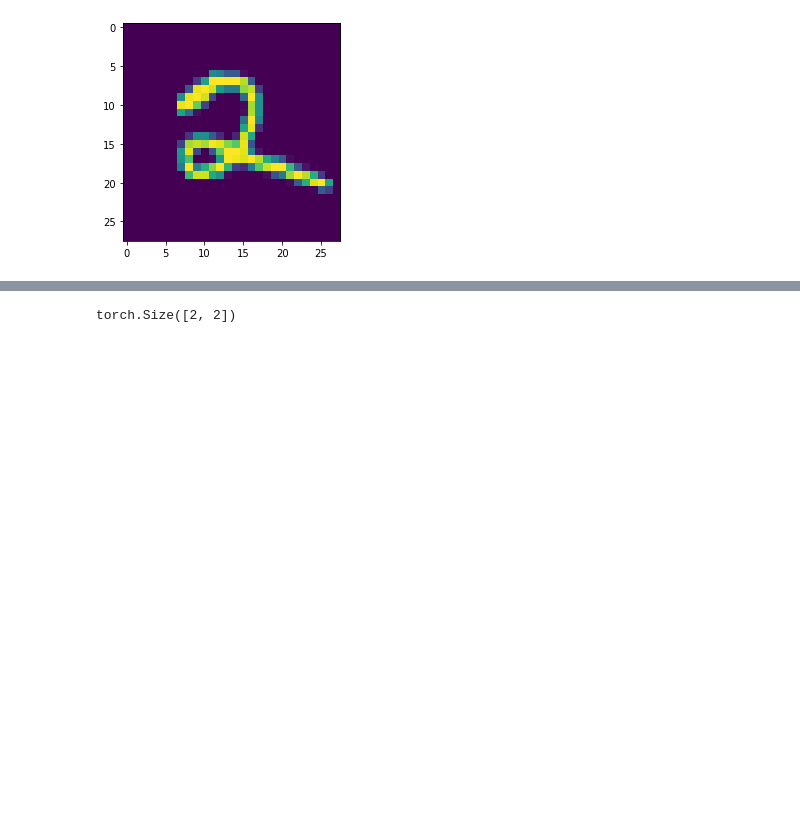
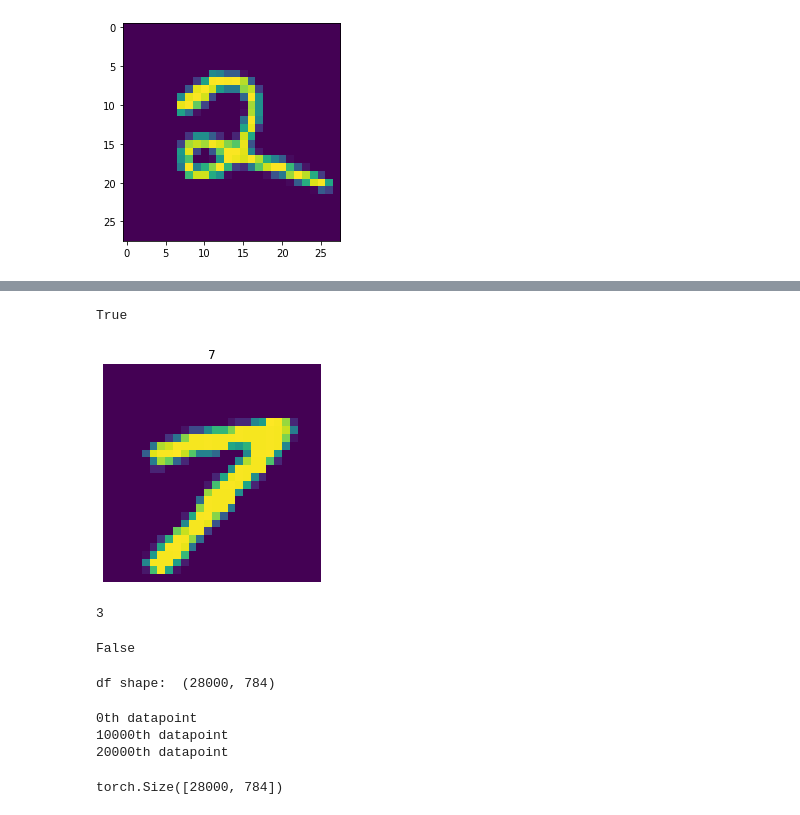
Before and after one commit to Adrg01/Digit-recognizer-, a Jupyter notebook: main.ipynb, the cells around one changed output, grey strips where cells are left out. Saved outputs shown, nothing was run; the diff lists cells and outputs as text; code cells hidden in the pictures; blank space fills up the shorter version.

```diff
--- a/main.ipynb
+++ b/main.ipynb
@@ -117,4 +139,42 @@ loss is 0.0901910662651062
+# %%
+import random
+idx=random.randint(0,val_x.shape[0])
+image = torch.reshape(val_x[idx],(1,1,28,28))
+pred = model(image)
+
+plt.imshow(val_x[idx])
+plt.title(model.output)
+plt.axis('off')
+print(model.output.item() is val_label[idx].item())
+# %% [output]
+True
+[figure, added]
+# %%
+np.argmax(train_oh[0]).item()
+# %% [output]
+3
+# %%
+val_label[idx].item()  is 0
+# %% [output]
+False
+# %%
+df = pd.read_csv('./data/test.csv')
+print('df shape: ',df.shape)
+data = torch.zeros(df.shape)
+data_len = data.shape[0]
+num_points = data.shape[1]
+# %% [output]
+df shape:  (28000, 784)
+# %%
+for i in range(data_len):
+    if i % 10000 == 0:
+        print(f"{i}th datapoint")
+    data[i,]= torch.tensor(df.iloc[i,:])
+# %% [output]
+0th datapoint
+10000th datapoint
+20000th datapoint
 # %%
-x.shape
+data.shape
 # %% [output]
-torch.Size([2, 2])
+torch.Size([28000, 784])
```
Also changed, not shown: parts of 22 cells of this notebook.
